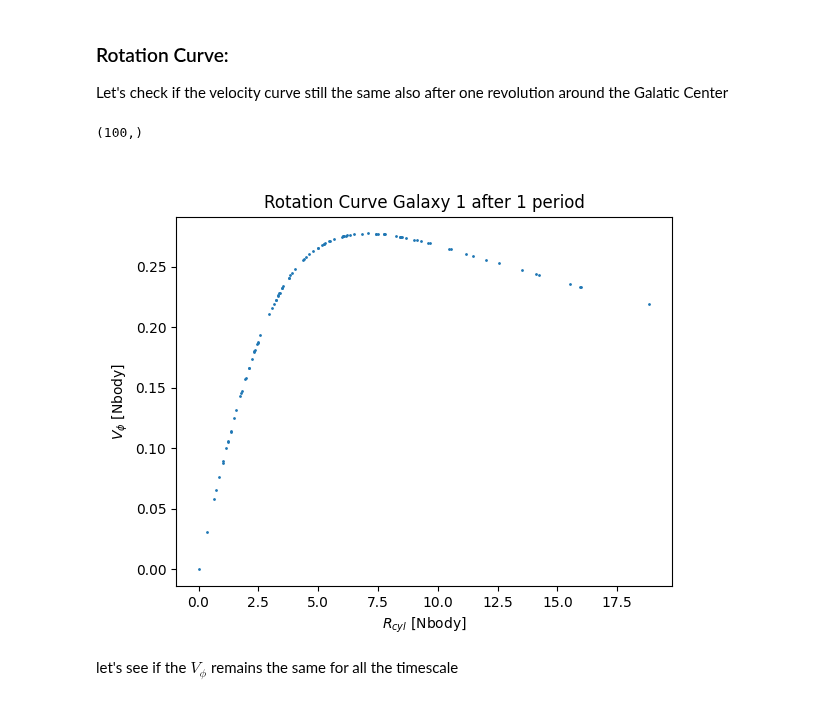
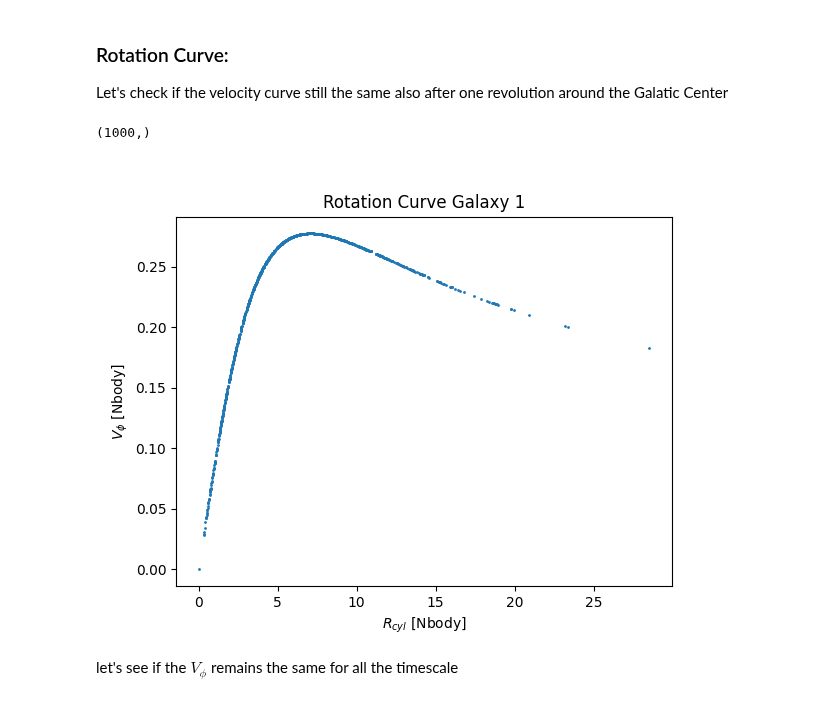
Before and after one commit to giadaaggio/compastro_23, a Jupyter notebook: GAMALOS/gamalos_copy_Marco.ipynb, the cells around one changed output. Drawn from its saved outputs; the diff is of its cells as text; code cells hidden in the pictures.

```diff
--- a/GAMALOS/gamalos_copy_Marco.ipynb
+++ b/GAMALOS/gamalos_copy_Marco.ipynb
@@ -41,8 +41,8 @@ We can import the data of one galaxy at first. The units are still Nbody units.
 df_0 = pd.read_csv("data_cvs/Nbody_disc.csv")
 
 # Slicing the dataframe to reduce computation time
-num_particles = 100
-df = df_0.iloc[:num_particles]
+num_particles = 1e3
+df = df_0.iloc[:int(num_particles)]
 
 df.head(10)
 # %% [output]
@@ -214,22 +209,22 @@ Let's check if the velocity curve still the same also after one revolution aroun
 # %%
 # convert to cylindrical coordinates
 
 Rcyl = np.sqrt(Galaxy1.pos[:, 0] ** 2 + Galaxy1.pos[:, 1] ** 2)
 print(Rcyl.shape)
 phi = np.arctan2(Galaxy1.pos[:, 1], Galaxy1.pos[:, 0])
 z = Galaxy1.pos[:, 2]
 
 vel_phi = Galaxy1.vel[:, 1] * np.cos(phi) - Galaxy1.vel[:, 0] * np.sin(phi)
 
 plt.figure()
 plt.plot(Rcyl, vel_phi, 'o', markersize=1)
 plt.xlabel("$R_{cyl}$ [Nbody]")
 plt.ylabel("$V_{\phi}$ [Nbody]")
-plt.title("Rotation Curve Galaxy 1 after 1 period")
+plt.title("Rotation Curve Galaxy 1")
 plt.show()
 # %% [output]
-(100,)
+(1000,)
-[figure, old version]
+[figure, new version]
 # %% [markdown]
 let's see if the $V_{\phi}$ remains the same for all the timescale
 # %%
```
Also changed, not shown: parts of 9 cells of this notebook.
